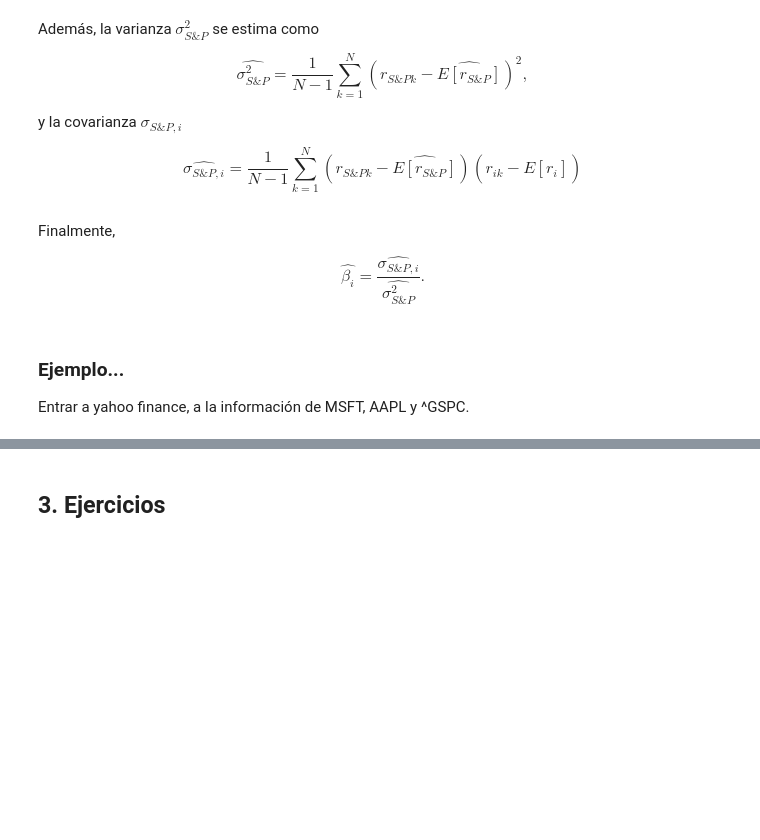
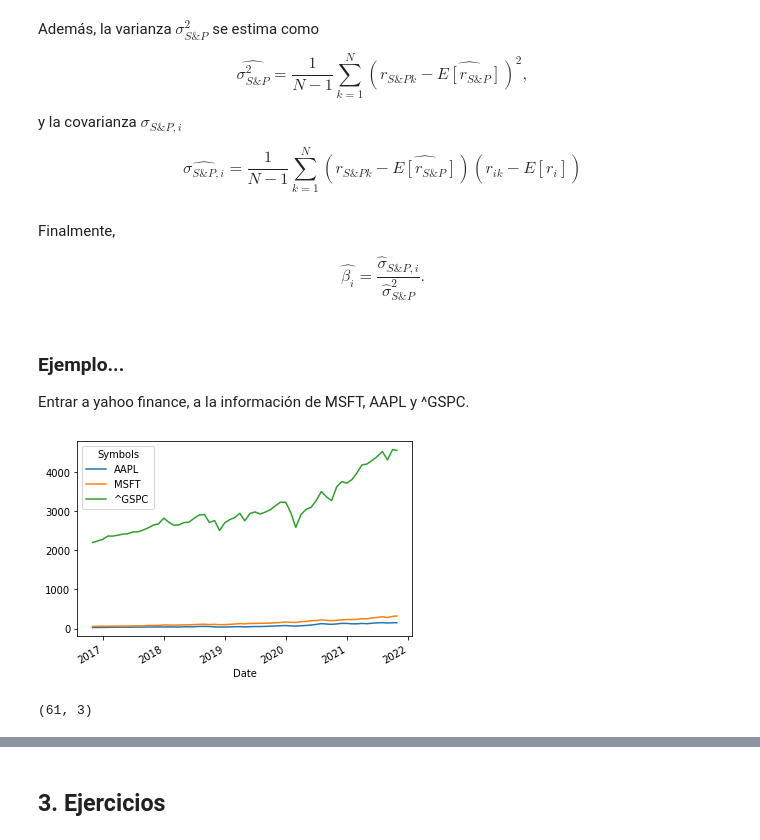
Before and after one commit to Fernando28AC/porinvo2021, a Jupyter notebook: Modulo4/Clase17_CAPMII.ipynb, the cells around one changed output, grey strips where cells are left out. Saved outputs shown, nothing was run; the diff lists cells and outputs as text; code cells hidden in the pictures; blank space fills up the shorter version.

```diff
--- a/Modulo4/Clase17_CAPMII.ipynb
+++ b/Modulo4/Clase17_CAPMII.ipynb
@@ -81,7 +81,7 @@ $$\hat{\sigma_{S\&P,i}}=\frac{1}{N-1}\sum_{k=1}^{N}(r_{S\&Pk}-\hat{E[r_{S\&P}]})
 # %% [markdown]
 Finalmente,
 
-$$\hat{\beta_i}=\frac{\hat{\sigma_{S\&P,i}}}{\hat{\sigma_{S\&P}^2}}.$$
+$$\hat{\beta_i}=\frac{\hat{\sigma}_{S\&P,i}}{\hat{\sigma}_{S\&P}^2}.$$
 # %% [markdown]
 ### Ejemplo...
 
@@ -101,5 +101,14 @@ def get_adj_closes(tickers, start_date=None, end_date=None, freq='m'):
     return closes
 # %%
 # Importar datos de AAPL, MSFT, y ^GSPC
+closes = get_adj_closes(["AAPL", "MSFT", "^GSPC"])
+# %%
+closes.plot();
+# %% [output]
+[figure, added]
+# %%
+closes.shape
+# %% [output]
+(61, 3)
 # %%
 # Obtener rendimientos mensuales
```
Also changed, not shown: parts of 15 cells of this notebook, 1 other file.
